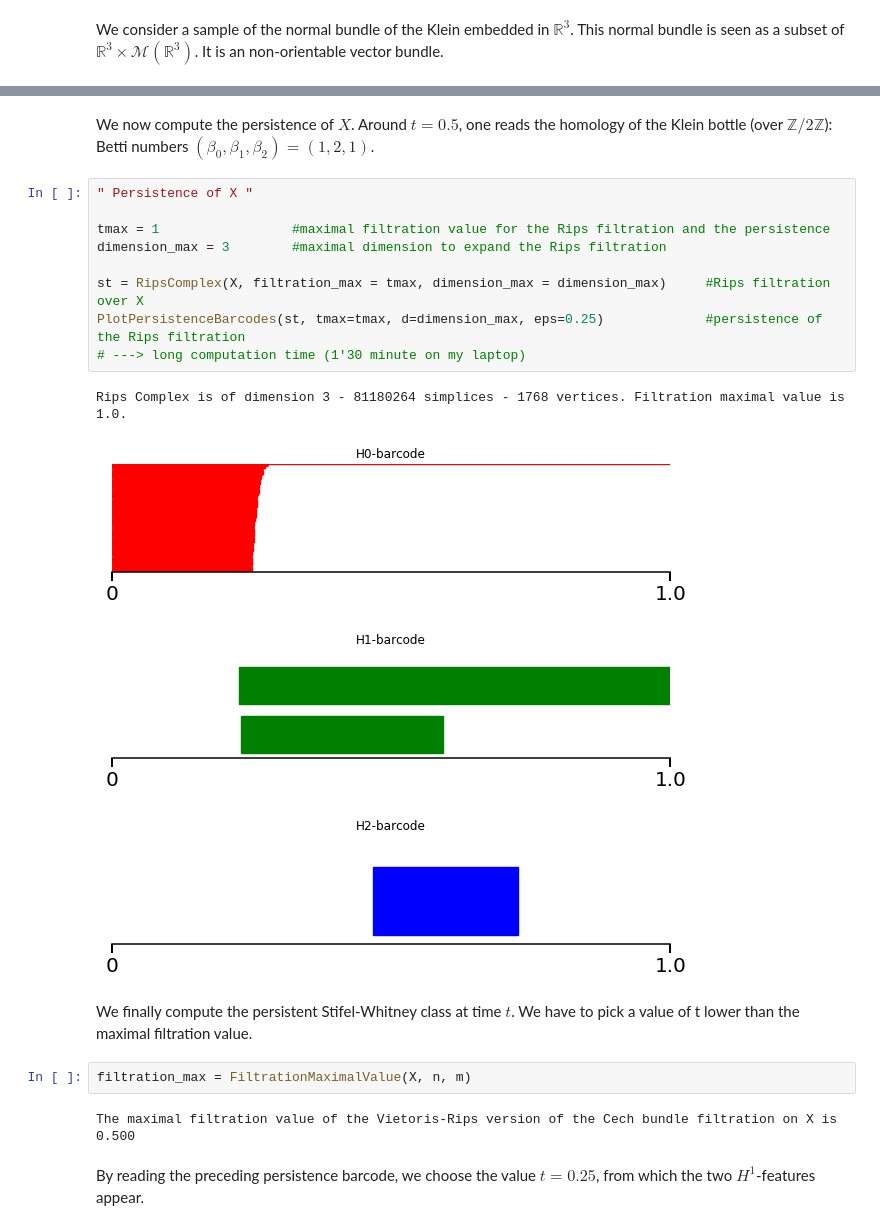
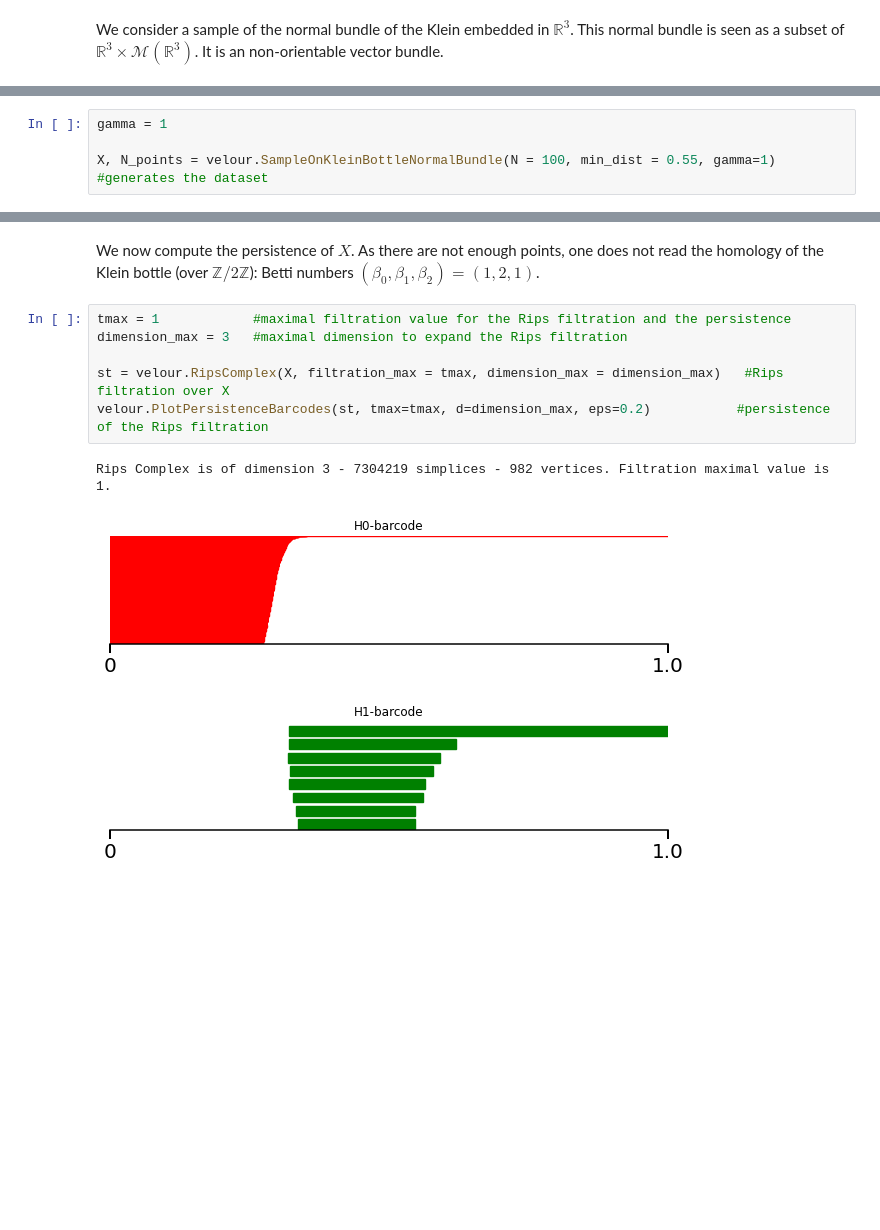
Before and after one commit to raphaeltinarrage/PersistentCharacteristicClasses, a Jupyter notebook: Demo.ipynb, the cells around one changed output, grey strips where cells are left out. Saved outputs shown, nothing was run; the diff lists cells and outputs as text; blank space fills up the shorter version.

```diff
--- a/Demo.ipynb
+++ b/Demo.ipynb
@@ -437,0 +270,4 @@ N_points = 1768
+# %%
+gamma = 1
+
+X, N_points = velour.SampleOnKleinBottleNormalBundle(N = 100, min_dist = 0.55, gamma=1)  #generates the dataset
@@ -445,25 +283,13 @@ PlotPCA(X)             #representation of X via PCA
 # %% [markdown]
-We now compute the persistence of $X$. Around $t=0.5$, one reads the homology of the Klein bottle (over $\mathbb{Z}/2\mathbb{Z}$): Betti numbers $(\beta_0,\beta_1,\beta_2) = (1,2,1)$.
+We now compute the persistence of $X$.
+As there are not enough points, one does not read the homology of the Klein bottle (over $\mathbb{Z}/2\mathbb{Z}$): Betti numbers $(\beta_0,\beta_1,\beta_2) = (1,2,1)$.
 # %%
-" Persistence of X "
+tmax = 1            #maximal filtration value for the Rips filtration and the persistence
+dimension_max = 3   #maximal dimension to expand the Rips filtration
 
-tmax = 1                 #maximal filtration value for the Rips filtration and the persistence
-dimension_max = 3        #maximal dimension to expand the Rips filtration
-
-st = RipsComplex(X, filtration_max = tmax, dimension_max = dimension_max)     #Rips filtration over X
-PlotPersistenceBarcodes(st, tmax=tmax, d=dimension_max, eps=0.25)             #persistence of the Rips filtration
-# ---> long computation time (1'30 minute on my laptop)
+st = velour.RipsComplex(X, filtration_max = tmax, dimension_max = dimension_max)   #Rips filtration over X
+velour.PlotPersistenceBarcodes(st, tmax=tmax, d=dimension_max, eps=0.2)           #persistence of the Rips filtration
 # %% [output]
-Rips Complex is of dimension 3 - 81180264 simplices - 1768 vertices. Filtration maximal value is 1.0.
+Rips Complex is of dimension 3 - 7304219 simplices - 982 vertices. Filtration maximal value is 1.
-[figure, old version]
+[figure, new version]
-[figure, old version]
+[figure, new version]
-[figure, removed]
-# %% [markdown]
-We finally compute the persistent Stifel-Whitney class at time $t$.
-We have to pick a value of t lower than the maximal filtration value.
-# %%
-filtration_max = FiltrationMaximalValue(X, n, m)
-# %% [output]
-The maximal filtration value of the Vietoris-Rips version of the Cech bundle filtration on X is 0.500
-# %% [markdown]
-By reading the preceding persistence barcode, we choose the value $t = 0.25$, from which the two $H^1$-features appear.
```
Also changed, not shown: parts of 93 cells of this notebook.
